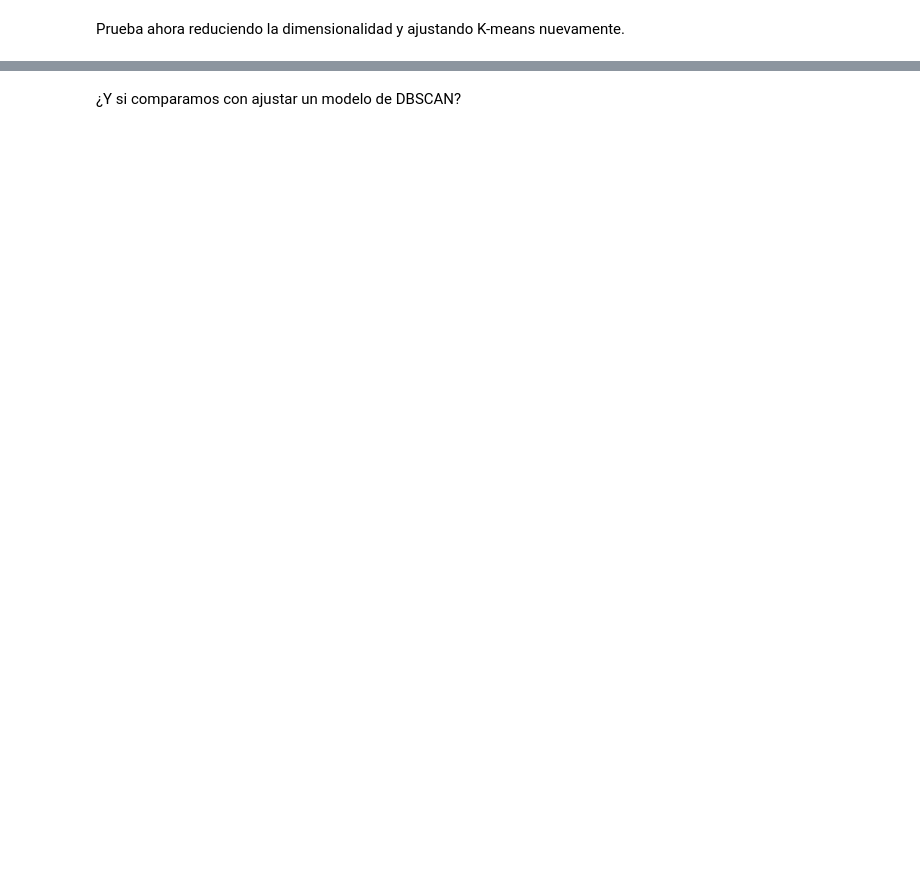
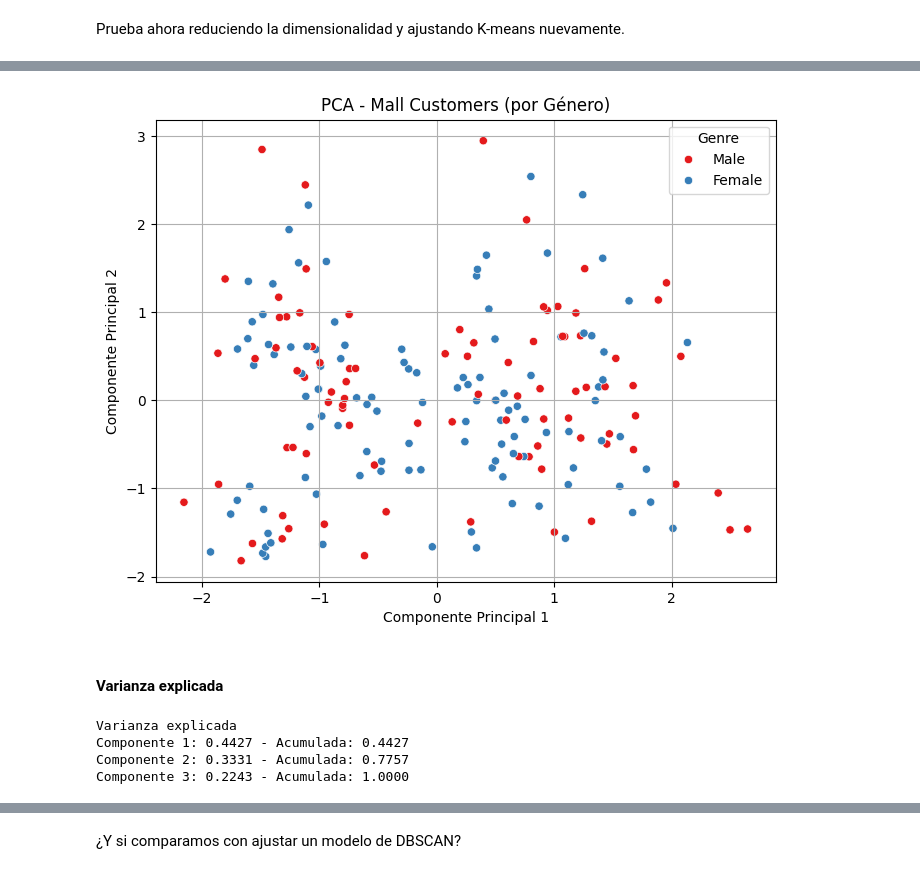
Before and after one commit to antonellafontanetto/DataScience, a Jupyter notebook: Notebook_23.ipynb, the cells around one changed output, grey strips where cells are left out. Saved outputs shown, nothing was run; the diff lists cells and outputs as text; code cells hidden in the pictures; blank space fills up the shorter version.

```diff
--- a/Notebook_23.ipynb
+++ b/Notebook_23.ipynb
@@ -215,0 +265,37 @@ df_merged = pd.merge(df, pca_df, right_index=True, left_index=True)
+# %%
+import seaborn as sns
+
+plt.figure(figsize=(8, 6))
+sns.scatterplot(data=pd.concat([df, pca_df], axis=1), x='PC1', y='PC2', hue='Genre', palette='Set1')
+
+plt.title('PCA - Mall Customers (por Género)')
+plt.xlabel('Componente Principal 1')
+plt.ylabel('Componente Principal 2')
+plt.grid(True)
+plt.show()
+# %% [output]
+[figure, added]
+# %% [markdown]
+#### Varianza explicada
+# %%
+from sklearn.decomposition import PCA
+
+# Aplicamos PCA con todos los componentes posibles
+pca = PCA()
+X_pca = pca.fit_transform(X_scaled)
+
+# Varianza explicada por cada componente
+explained_variance = pca.explained_variance_ratio_
+
+# Varianza explicada acumulada
+cumulative_variance = explained_variance.cumsum()
+
+# Mostramos los resultados
+print('Varianza explicada')
+for i, (var, cum_var) in enumerate(zip(explained_variance, cumulative_variance), 1):
+    print(f"Componente {i}: {var:.4f} - Acumulada: {cum_var:.4f}")
+# %% [output]
+Varianza explicada
+Componente 1: 0.4427 - Acumulada: 0.4427
+Componente 2: 0.3331 - Acumulada: 0.7757
+Componente 3: 0.2243 - Acumulada: 1.0000
```
Also changed, not shown: parts of 16 cells of this notebook.
